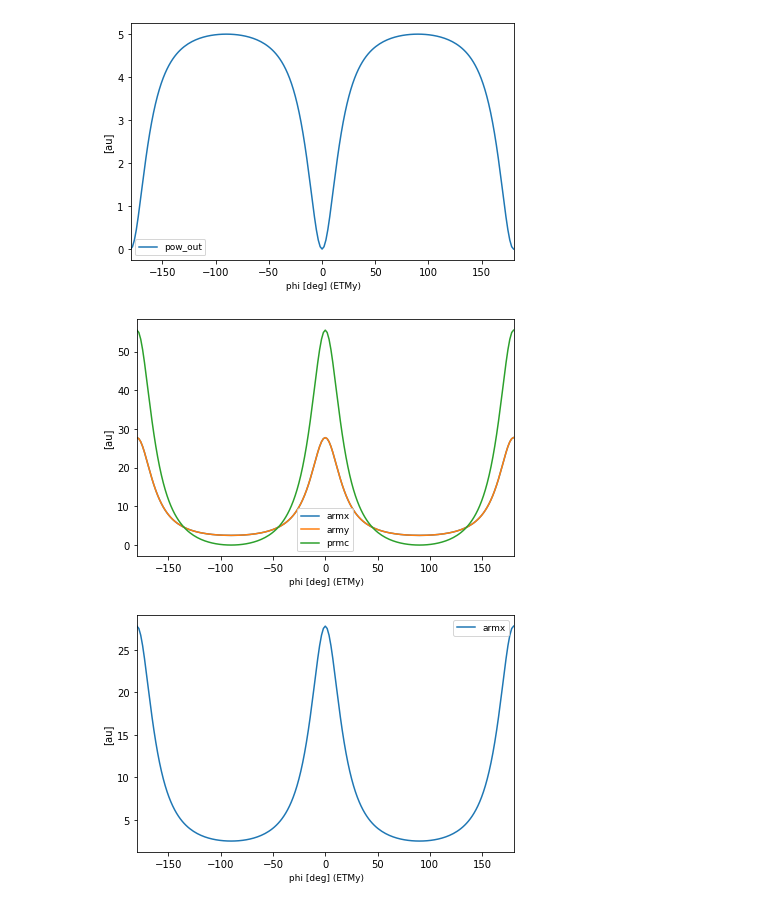
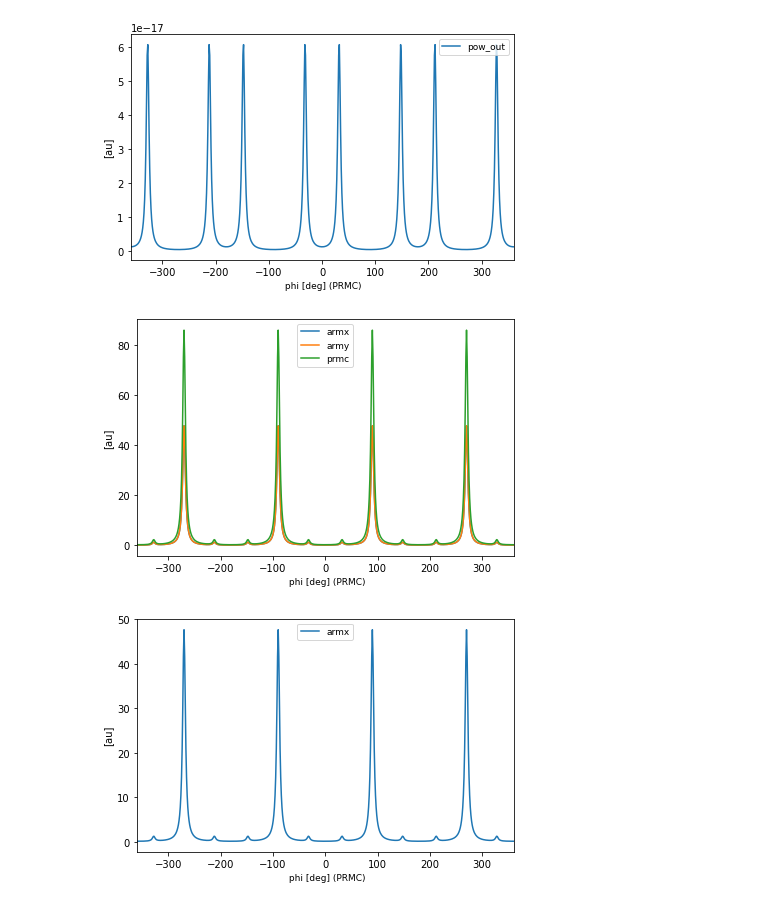
Before and after one commit to choudhary0parivesh/Finesse, a Jupyter notebook: Power Recycled MI/PRMI.ipynb, the cells around one changed output. Cells and saved outputs as stored; diff of their text form; code cells hidden in the pictures.

```diff
--- a/Power Recycled MI/PRMI.ipynb
+++ b/Power Recycled MI/PRMI.ipynb
@@ -27,12 +31,12 @@ pd armx n4
 # %%
 base.parse(Mich)
 kat = base.deepcopy()
-kat.parse("xaxis ETMy phi lin -180 180 200")
+kat.parse(""" xaxis PRMC phi lin -360 360 600""")
 out1=kat.run()
 out1.plot(['pow_out'])
 out1.plot(['prmc','army','armx'])
 out1.plot(['armx'])
 # %% [output]
-[figure, old version]
+[figure, new version]
-[figure, old version]
+[figure, new version]
-[figure, old version]
+[figure, new version]
```
Also changed, not shown: parts of 1 cell of this notebook.
